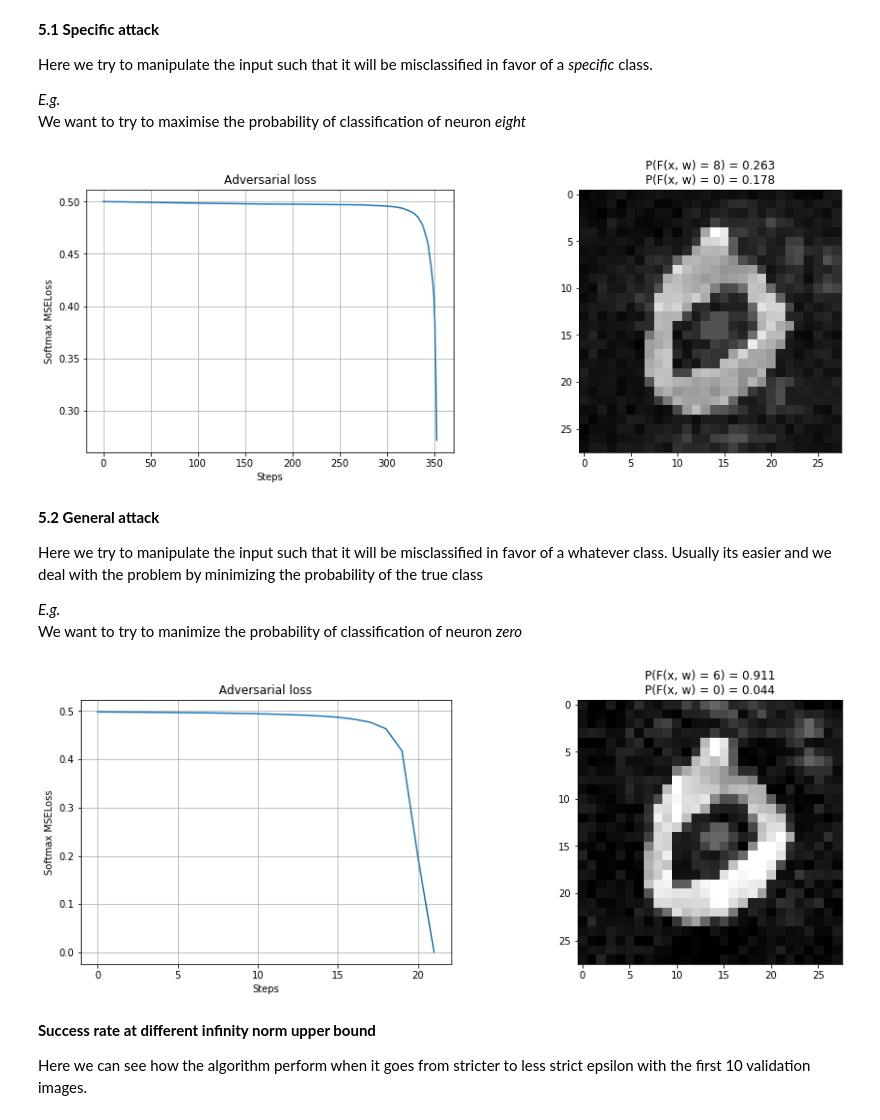
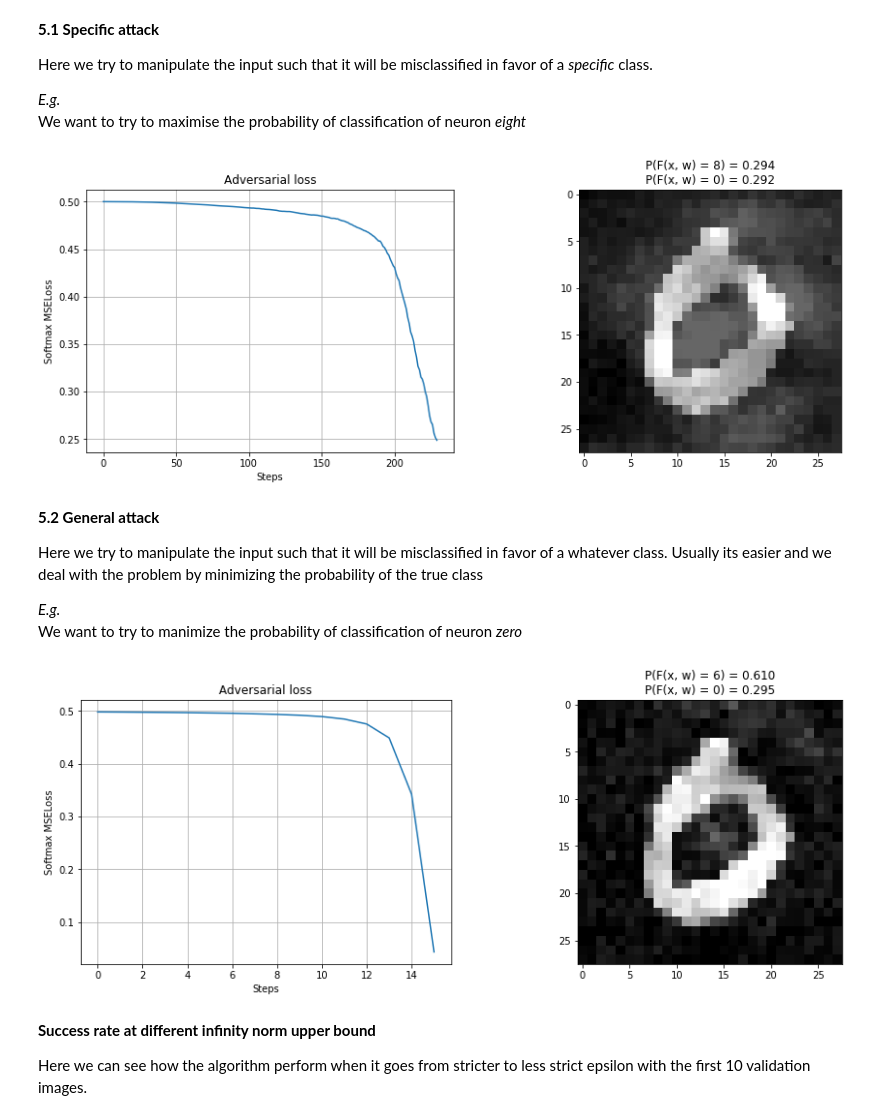
Before and after one commit to f-grimaldi/AdvAttack, a Jupyter notebook: AttackMNIST_InexactZSCG.ipynb, the cells around one changed output. Cells and saved outputs as stored; diff of their text form; code cells hidden in the pictures.

```diff
--- a/AttackMNIST_InexactZSCG.ipynb
+++ b/AttackMNIST_InexactZSCG.ipynb
@@ -117,7 +113,7 @@ net = Net().to(device)
 # %%
 import time
 try:
-    net = torch.load('../models/mnistBaseV2.pth')
+    net = torch.load('models/mnistBaseV2.pth')
 except:
     optimizer = optim.Adam(net.parameters(), lr = 0.0001)
     loss_fn = nn.CrossEntropyLoss()
@@ -131,7 +127,7 @@ except:
         print('Valid loss:{:.4f}\t Valid Accuracy:{:.3f}'.format(loss_val, acc_val))
         time.sleep(0.2)
     try:
-        torch.save(net, '../models/mnistBaseV2.pth')
+        torch.save(net, 'models/mnistBaseV2.pth')
     except:
         pass
 # %% [markdown]
@@ -208,40 +204,39 @@ Here we try to manipulate the input such that it will be misclassified in favor
 We want to try to maximise the probability of classification of neuron *eight*
 # %%
 ### Define our custom loss function and call the optimizer
-adv_loss = customLoss.SpecificSoftmaxMSE(neuron=8, y_true=1)
+adv_loss = customLoss.SpecificSoftmaxMSE(neuron=8, maximise=1)
 adv_optimizer = zeroOptim.InexactZSCG(net, adv_loss, 'cuda')
 ### Run the optimizer
 EPOCH = 500
 x, loss, outs = adv_optimizer.run(X[3],
-                                  v               =  0.001,
+                                  v               =  1,
                                   mk              =  [28**2]*EPOCH,
                                   gamma_k         =  [1]*EPOCH,
                                   mu_k            =  [0.1/(5*EPOCH)]*EPOCH,
-                                  stop_criterion  =  1e-2,
                                   epsilon         =  0.4,
                                   max_steps       =  EPOCH,
                                   verbose         =  0,
                                   additional_out  =  False,
                                   max_t           =  100)
 
 ### Compute manually last output
 out = nn.Softmax(dim=1)(net(x.reshape(1, 1, 28, 28)))
 label = torch.argmax(out).item()
 img = x.detach().cpu().numpy()
 
 ### Display results
 fig, ax = plt.subplots(1, 2, figsize=(15, 5))
 ax[0].plot(loss)
 ax[0].set_title('Adversarial loss')
 ax[0].set_ylabel('Softmax MSELoss')
 ax[0].set_xlabel('Steps')
 ax[0].grid()
 ax[1].imshow(img.reshape(28, 28), cmap='gray')
 ax[1].set_title('P(F(x, w) = {}) = {:.3f}\nP(F(x, w) = {}) = {:.3f}'.format(label, float(out[0, label]),
                                                                              original_label, float(out[0, original_label])))
 plt.show()
 # %% [output]
-[figure, old version]
+[figure, new version]
 # %% [markdown]
 **5.2 General attack**
 
@@ -251,16 +246,15 @@ Here we try to manipulate the input such that it will be misclassified in favor
 We want to try to manimize the probability of classification of neuron *zero*
 # %%
 ### Define our custom loss function and call the optimizer
-adv_loss = customLoss.SpecificSoftmaxMSE(neuron=0, y_true=0)
+adv_loss = customLoss.SpecificSoftmaxMSE(neuron=0, maximise=0)
 adv_optimizer = zeroOptim.InexactZSCG(net, adv_loss, 'cuda')
 ### Run the optimizer
 EPOCH = 100
 x, loss, outs = adv_optimizer.run(X[3],
-                                  v               =  0.001,
+                                  v               =  0.1,
                                   mk              =  [28**2]*EPOCH,
                                   gamma_k         =  [0.5]*EPOCH,
                                   mu_k            =  [1/(5*EPOCH)]*EPOCH,
-                                  stop_criterion  =  1e-2,
                                   epsilon         =  0.4,
                                   max_steps       =  EPOCH,
                                   verbose         =  0,
@@ -284,7 +278,7 @@ ax[1].set_title('P(F(x, w) = {}) = {:.3f}\nP(F(x, w) = {}) = {:.3f}'.format(labe
                                                                              original_label, float(out[0, original_label])))
 plt.show()
 # %% [output]
-[figure, old version]
+[figure, new version]
 # %% [markdown]
 **Success rate at different infinity norm upper bound**
 
```
Also changed, not shown: parts of 4 cells of this notebook, 6 other files.
